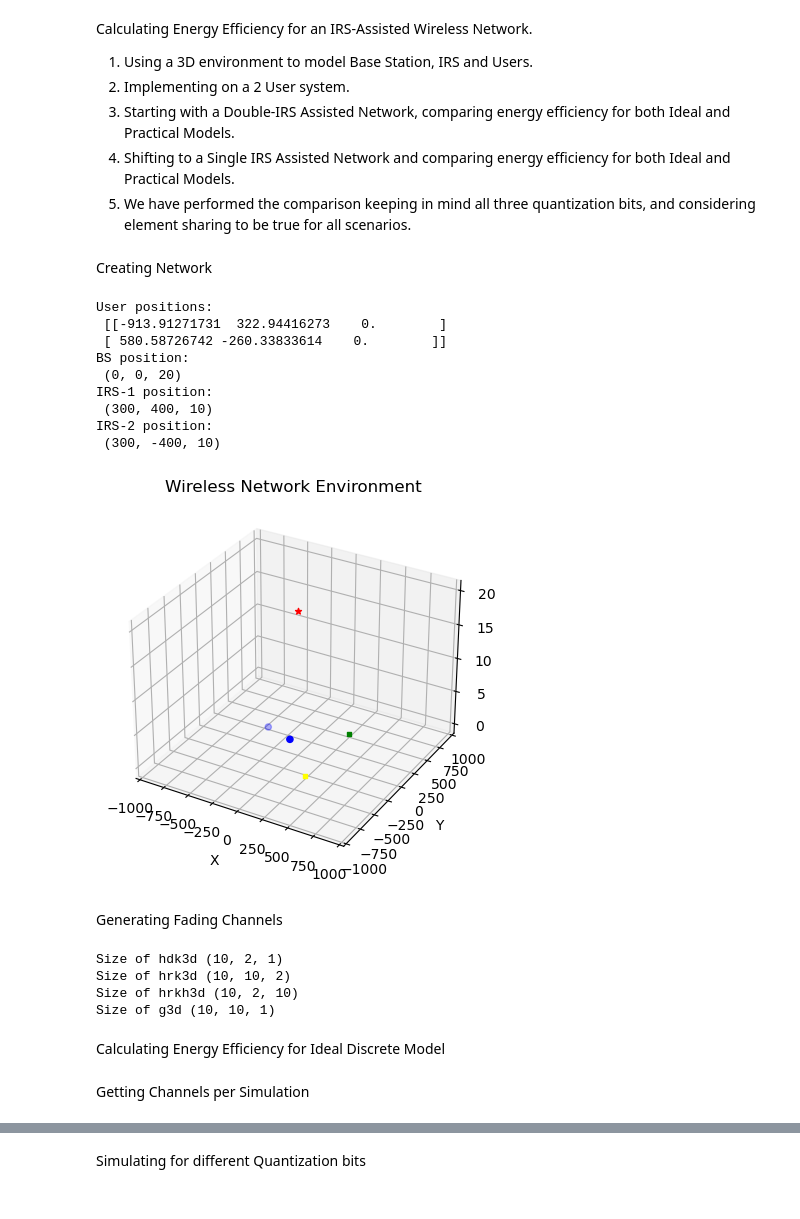
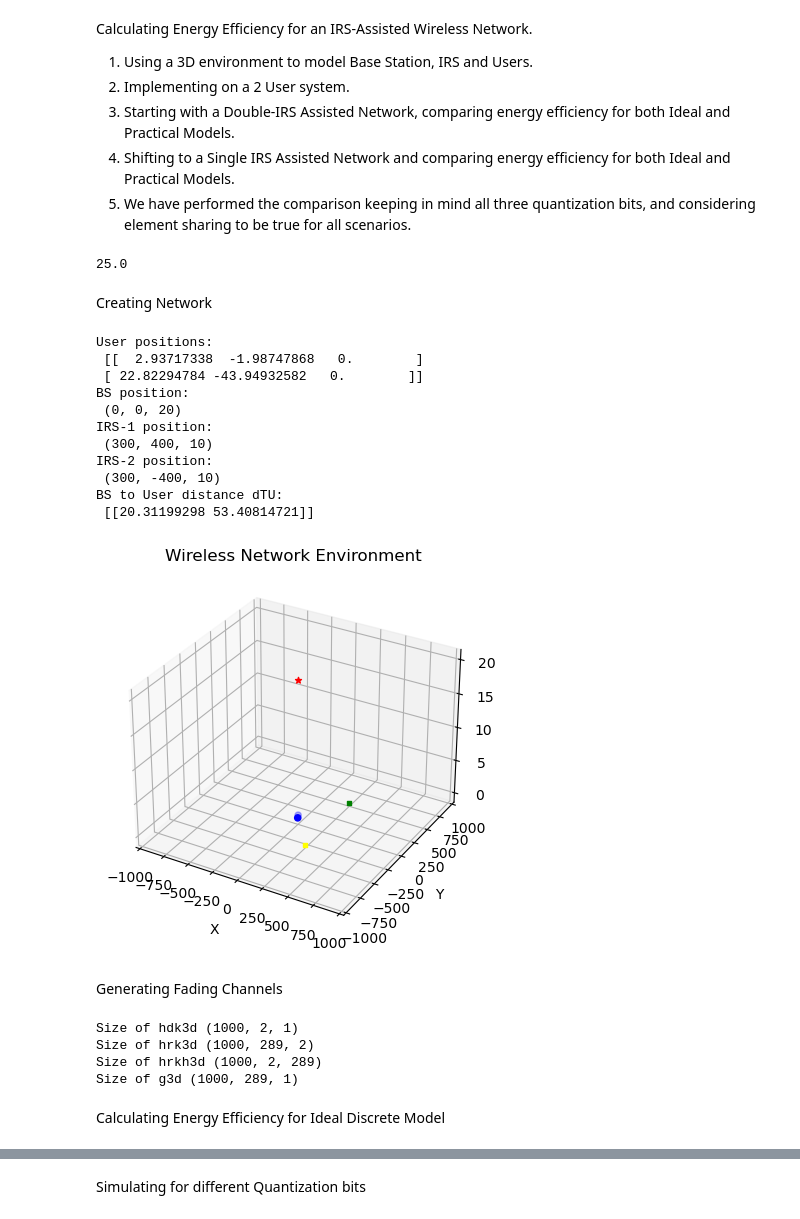
Before and after one commit to TariqUmar/SISO_Network_Implementation, a Jupyter notebook: plots_Ns_Vs_EE.ipynb, the cells around one changed output, grey strips where cells are left out. Drawn from its saved outputs; the diff is of its cells as text; code cells hidden in the pictures.

```diff
--- a/plots_Ns_Vs_EE.ipynb
+++ b/plots_Ns_Vs_EE.ipynb
@@ -49,6 +49,7 @@ GRID_RADIUS = 1000
 BASE_STATION_POSITION = (0, 0, 20)
 TRANSMIT_POWER_WATTS = 0.1 #in watts
 NUM_SIMULATIONS = 1000
+dThreshold = GRID_RADIUS/ 40
 
 # Fading Paramters
 FADING_STD_MEAN = 0
@@ -64,7 +65,7 @@ ZETA = 3.8 #path loss exponent  (direct)
 # IRS Positions
 IRS_POSITION_1 = (300, 400, 10)
 IRS_POSITION_2 = (300, -400, 10)
-Ns_max = 10
+Ns_max = 289
 
 # Power consumption params
 wn = 0.5
@@ -75,6 +76,9 @@ Pu = 10 # 10 in dBm
 a = 1.6
 phi = 0.43 * np.pi
 B_min = 0.2
+print(dThreshold)
+# %% [output]
+25.0
 # %% [markdown]
 Creating Network
 # %%
@@ -88,40 +92,47 @@ USER_POS = generate_user_positions_3D(K, GRID_RADIUS)
 fig = plt.figure()
 ax = plt.axes(projection ="3d")
 ax.scatter3D(USER_POS[:, 0], USER_POS[:, 1], color='blue', marker='o', label='Users')
 ax.scatter(xt, yt, zt, color='red', marker='*', label='Base Station')
 plt.scatter(xs_1, ys_1, zs_1, color='green', marker='s', label='IRS_1')
 plt.scatter(xs_2, ys_2, zs_2, color='yellow', marker='s', label='IRS_2')
 
 ax.set_xlabel('X')
 ax.set_ylabel('Y')
 ax.set_zlabel('Z')
 plt.axis([-1000,1000,-1000,1000])
 ax.set_title('Wireless Network Environment')
 # ax.legend()
 ax.grid(True)
 
 print('User positions:'"\n" , USER_POS)
 print('BS position:'"\n" , BASE_STATION_POSITION)
 print('IRS-1 position:'"\n" , IRS_POSITION_1)
 print('IRS-2 position:'"\n" , IRS_POSITION_2)
 
 loc_T = np.array([BASE_STATION_POSITION])
 loc_U = USER_POS
+
+dTU = np.zeros((1,K))
+for m in range(K):
+    dTU[:,m] = calc_distance_3D(USER_POS[m],BASE_STATION_POSITION)
+
+print('BS to User distance dTU:'"\n" , dTU)
 # %% [output]
 User positions:
- [[-913.91271731  322.94416273    0.        ]
- [ 580.58726742 -260.33833614    0.        ]]
+ [[  2.93717338  -1.98747868   0.        ]
+ [ 22.82294784 -43.94932582   0.        ]]
 BS position:
  (0, 0, 20)
 IRS-1 position:
  (300, 400, 10)
 IRS-2 position:
  (300, -400, 10)
+BS to User distance dTU:
+ [[20.31199298 53.40814721]]
-[figure, old version]
+[figure, new version]
 # %% [markdown]
 Generating Fading Channels
 # %%
-
 
 h_dk_3d = np.zeros((NUM_SIMULATIONS,K,1), dtype= np.complex128)
 h_rk1_3d = np.zeros((NUM_SIMULATIONS,Ns_max,K), dtype= np.complex128)
@@ -139,7 +150,14 @@ for i in range(NUM_SIMULATIONS):
     # Generate the Rayleigh Fading Channel for each user (h_dk)
     h_dk = np.zeros((K,1))
     h_dk = np.array(generate_rayleigh_fading_channel(K,FADING_STD_MEAN,FADING_STD_DEV))
+    for m in range(K):
+        if(dTU[:,m] < dThreshold):
+            h_dk[m] = 0
+        else:
+            h_dk[m] = h_dk[m]
+
     h_dk = np.reshape(h_dk ,(K,1))
+
     h_dk_3d[i] = h_dk
 
     # Generate the Nakagami Channel from each user to the IRS-1 (h_rk1)
@@ -180,11 +198,9 @@ print('Size of hrk3d', np.shape(h_rk1_3d))
 print('Size of hrkh3d', np.shape(h_rk1_h_3d))
 print('Size of g3d', np.shape(G1_3d))
 # %% [output]
-Size of hdk3d (10, 2, 1)
-Size of hrk3d (10, 10, 2)
-Size of hrkh3d (10, 2, 10)
-Size of g3d (10, 10, 1)
+Size of hdk3d (1000, 2, 1)
+Size of hrk3d (1000, 289, 2)
+Size of hrkh3d (1000, 2, 289)
+Size of g3d (1000, 289, 1)
 # %% [markdown]
 Calculating Energy Efficiency for Ideal Discrete Model
-# %% [markdown]
-Getting Channels per Simulation
```
Also changed, not shown: parts of 30 cells of this notebook, 4 other files.
